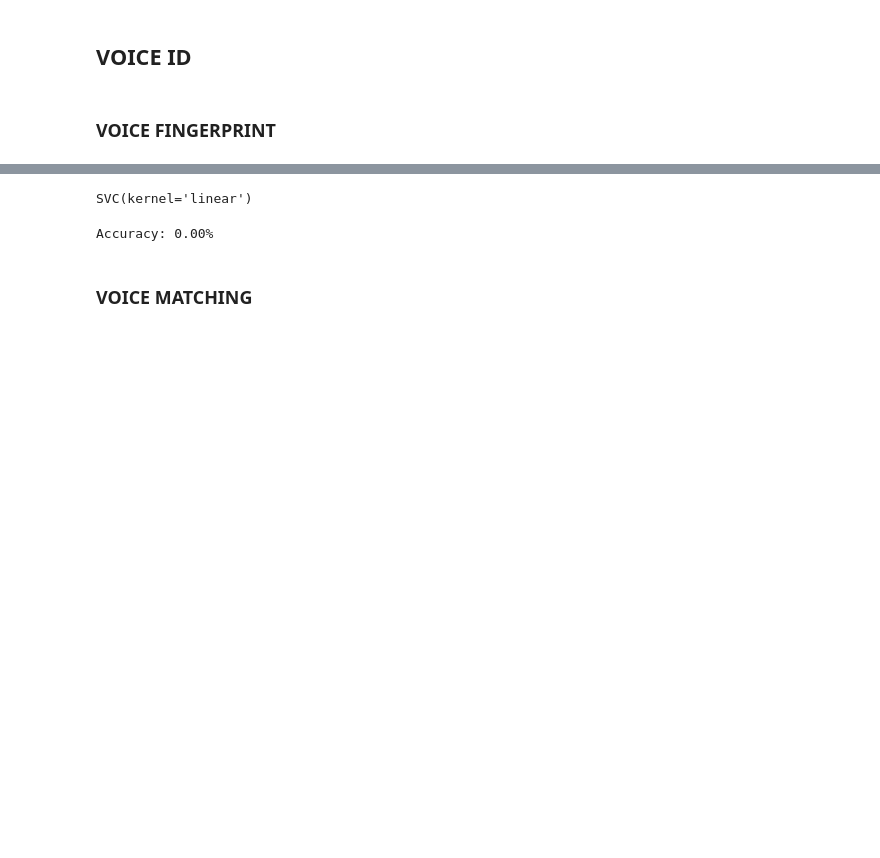
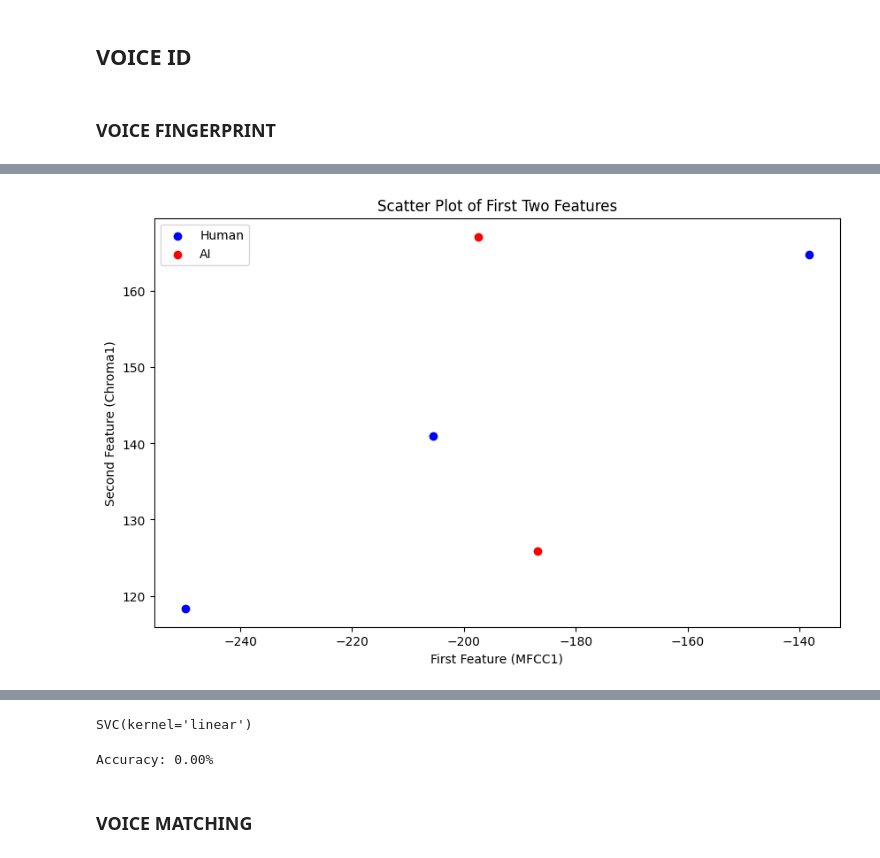
Before and after one commit to WelsneilT/Seminar-AI-in-Music, a Jupyter notebook: AI-Music.ipynb, the cells around one changed output, grey strips where cells are left out. Cells and saved outputs as stored; diff of their text form; code cells hidden in the pictures; blank space fills up the shorter version.

```diff
--- a/AI-Music.ipynb
+++ b/AI-Music.ipynb
@@ -66,3 +173,17 @@ labels = [0, 0, 0, 1, 1 ]  # 0 for human, 1 for AI
 # Xử lý dữ liệu
 features, labels = prepare_dataset(audio_files, labels)
 X_train, X_test, y_train, y_test = train_test_split(features, labels, test_size=0.2, random_state=42)
+# %%
+import matplotlib.pyplot as plt
+
+# Giả sử đặc trưng đầu tiên là MFCC và đặc trưng thứ hai là Chroma
+plt.figure(figsize=(10, 6))
+plt.scatter(features[labels == 0, 0], features[labels == 0, 1], color='blue', label='Human')
+plt.scatter(features[labels == 1, 0], features[labels == 1, 1], color='red', label='AI')
+plt.title('Scatter Plot of First Two Features')
+plt.xlabel('First Feature (MFCC1)')
+plt.ylabel('Second Feature (Chroma1)')
+plt.legend()
+plt.show()
+# %% [output]
+[figure, added]
```
Also changed, not shown: parts of 6 cells of this notebook, 2 other files.
